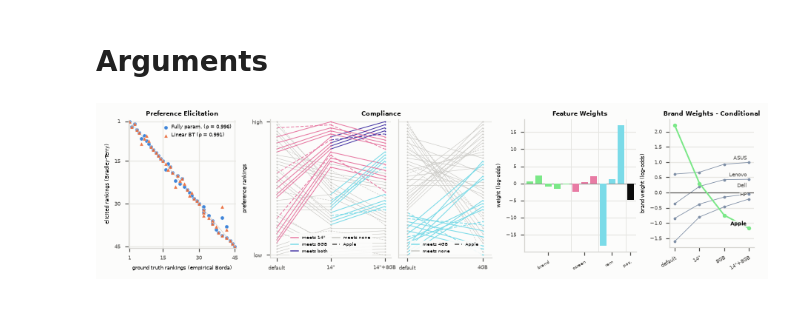
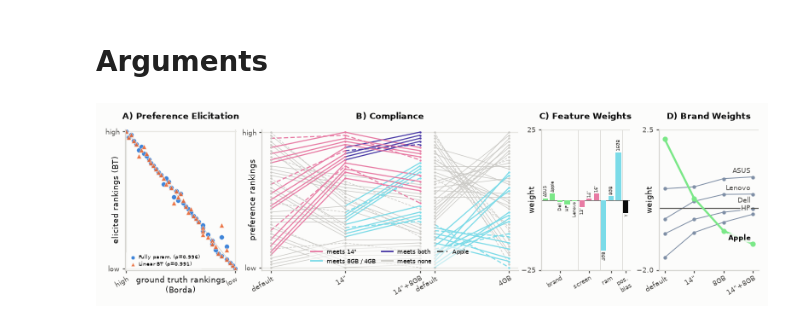
Before and after one commit to lotanamit5/WhatDoLLMsWant, a Jupyter notebook: Notebooks/model_summary.ipynb, the cells around one changed output. Cells and saved outputs as stored; diff of their text form; code cells hidden in the pictures.

```diff
--- a/Notebooks/model_summary.ipynb
+++ b/Notebooks/model_summary.ipynb
@@ -410,52 +547,54 @@ MODEL = ("qwen", "32")
 # --- what each panel shows
 BORDA_CONTRACT = "none"            # the run panel 1 compares Borda and BT on
 PATH_A = ["none", "screen=14-inch", "ram=8GB+screen=14-inch"]
-PATH_B = ["none", "ram=4GB"]       # e.g. add "ram=4GB+screen=14-inch" for qwen-32B / 72B
+PATH_B = ["none", "ram=4GB"]       # second flow in panel 2, right of PATH_A; e.g. add "ram=4GB+screen=14-inch" for qwen-32B / 72B
 WEIGHTS_CONTRACT = "none"          # the run panel 4 shows the weights of
 APPLE_CONTRACTS = ["none", "screen=14-inch", "ram=8GB", "ram=8GB+screen=14-inch"]
 RANK_BY = "utility"                # "utility" (additive BT, as F1) or "wins" (head-to-head, as F1w)
 SHOW_GAMMA = True
-TICK_ANGLE = 30                    # panels 4 and 5: x tick label angle (0 = flat, 90 = vertical)
-BAR_VALUES = False                 # numbers on the weight bars (panel 4); fits only on a wide figure
-LABELS = False                     # laptop names at the end of the panel 2-3 lines
+TICK_ANGLE = 30                    # all panels: x tick label angle (0 = flat, 90 = vertical)
+BAR_VALUES = False                 # numbers on the weight bars (panel 3); fits only on a wide figure
+BAR_LABELS = True                  # name each weight bar (Apple, 14", 4GB, ...) at its outer end (panel 3)
+LABELS = False                     # laptop names at the right end of the panel 2 lines
 
 # --- text
-# one subtitle per sub-figure: panel 1 | panels 2+3 (shared, centred) | panel 4 | panel 5
-SUBTITLES = ["Preference Elicitation", "Compliance", "Feature Weights", "Brand Weights - Conditional"]
-# one axis label per panel, left to right ("" = none); panel 3 shares panel 2's y-axis
-XLABELS = ["ground truth rankings (empirical Borda)", "", "", "", ""]
-YLABELS = ["elicited rankings (Bradley-Terry)", "preference rankings", "", "weight (log-odds)", "brand weight (log-odds)"]
-RANK_TICKS = ("high", "low")       # panels 2-3: the y-axis ends (rank 1 and rank 45)
+# one entry per panel, left to right ("" = none): Borda vs BT | both paths | weights | brands
+SUBTITLES = ["Preference Elicitation", "Compliance", "Feature Weights", "Brand Weights"]
+XLABELS = ["ground truth rankings (Borda)", "", "", ""]
+YLABELS = ["elicited rankings (BT)", "preference rankings", "weight", "weight"]
+RANK_TICKS = ("high", "low")       # panels 1-2: the rank-axis ends (rank 1 and rank 45)
 # None = no legend, "auto" = the default texts, or a list of texts (replaces the defaults in order)
-LEGENDS = {1: ["Fully param.", "Linear BT"], 2: "auto", 3: "auto"}
+LEGENDS = {1: ["Fully param.", "Linear BT"], 2: "auto"}
 CONTRACT_NAMES = {"none": "default", "14-inch": '14"', "13-inch": '13"', "16-inch": '16"'}   # x-axis names
 
 # --- layout
-WIDTHS = [21, 22, 17, 22, 18]      # each panel's share of the width, in percent (must sum to 100)
-GAP = 0.01                         # space between the sub-figures
-PAIR_GAP = 0.001                    # space between panels 2 and 3
-FIGSIZE = (8, 2)                   # inches
-FONT_SIZE = 5                      # base font size; every text and line width scales with it
+WIDTHS = [20, 46, 16, 18]          # each panel's share of the width, in percent (must sum to 100)
+GAP = 0.01                         # space between the panels
+FLOW_GAP = 0.2                     # panel 2: space between the two flows, in x steps (1 = one contract step)
+PANEL_LABELS = ["A)", "B)", "C)", "D)"]   # None = no letters
+FIGSIZE = (7, 2)                   # inches
+FONT_SIZE = 6                     # base font size; every text and line width scales with it
 
 # --- colours (any key left out keeps its default from DEFAULT_COLORS)
 COLORS = {
     "screen": "#e87ba4",        # pink: feature colour, and "meets the screen requirement"
     "ram": "#7BDBE8",           # blue: feature colour, and "meets the RAM requirement"
     "brand": "#7BE888",         # green: feature colour, and Apple's line in panel 5
     "both": "#4a3aa7",          # panels 2-3: meets both requirements
     "none": "#c9c8c4",          # panels 2-3: meets none
     "gamma": "#0b0b0b",         # panel 4: the positional-bias bar
     "full_bt": "#2a78d6",       # panel 1: fully parametrised BT
     "linear_bt": "#eb6834",     # panel 1: linear (additive) BT
     "other_brands": "#7f8fa6",  # panel 5: the four brands that are not Apple
 }
 SAVE = True
 fig = make_summary(MODEL, SUBTITLES, XLABELS, YLABELS, LEGENDS, WIDTHS, CONTRACT_NAMES,
                    borda_contract=BORDA_CONTRACT, path_a=make_path(PATH_A), path_b=make_path(PATH_B),
                    weights_contract=WEIGHTS_CONTRACT, apple_contracts=APPLE_CONTRACTS, rank_by=RANK_BY,
-                   show_gamma=SHOW_GAMMA, labels=LABELS, colors=COLORS, bar_values=BAR_VALUES,
-                   rank_ticks=RANK_TICKS, gap=GAP, pair_gap=PAIR_GAP, tick_angle=TICK_ANGLE,
+                   show_gamma=SHOW_GAMMA, labels=LABELS, colors=COLORS, bar_values=BAR_VALUES, bar_labels=BAR_LABELS,
+                   rank_ticks=RANK_TICKS, gap=GAP, tick_angle=TICK_ANGLE, flow_gap=FLOW_GAP, panel_labels=PANEL_LABELS,
                    figsize=FIGSIZE, font_size=FONT_SIZE, save=SAVE)
+fig.savefig(os.path.join(FIGDIR, f"summary_{name(MODEL)}.pdf"), facecolor=SURFACE)   # vector copy for the paper
 plt.show()
 # %% [output]
-[figure, old version]
+[figure, new version]
```
Also changed, not shown: parts of 4 cells of this notebook, 3 other files.
